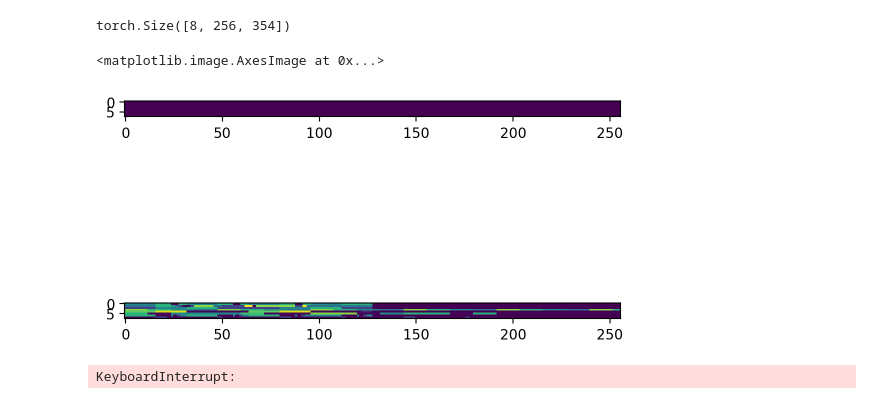
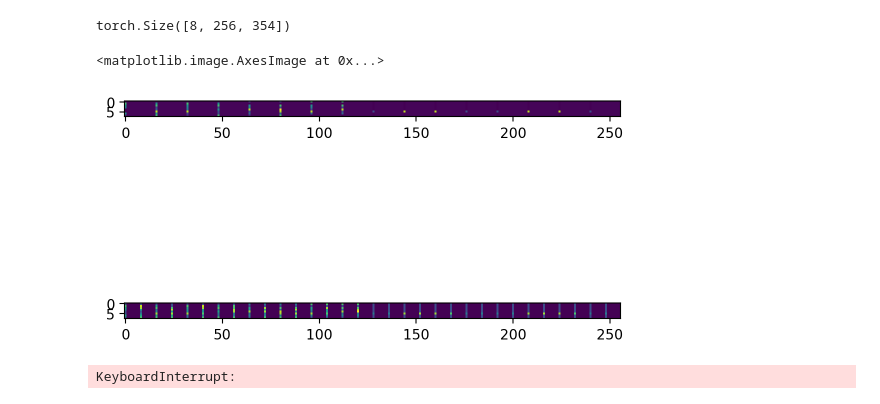
Before and after one commit to maximoskp/MaskedMelHarm, a Jupyter notebook: test_data.ipynb, the cells around one changed output. Cells and saved outputs as stored; diff of their text form; code cells hidden in the pictures.

Commit message:
ts step

```diff
--- a/test_data.ipynb
+++ b/test_data.ipynb
@@ -292,19 +299,24 @@ def train_with_curriculum(
 # %%
 import matplotlib.pyplot as plt
 # %%
-spacing_schedule = [16, 8, 4]
 mask_token_id = tokenizer.mask_token_id  # <mask> token index
-step_idx = 3
+step_idx = 1
 
-masked_harmony, target = apply_structured_masking(batch['input_ids'], mask_token_id, step_idx, spacing_schedule)
+masked_harmony, target = apply_structured_masking(
+    batch['input_ids'],
+    mask_token_id,
+    step_idx,
+    batch['time_signature'],
+    incremental=True
+)
 # print(masked_harmony)
 # print(target)
 plt.subplot(2,1,1)
 plt.imshow(masked_harmony)
 plt.subplot(2,1,2)
 plt.imshow(target)
 # %% [output]
 <matplotlib.image.AxesImage at 0x...>
-[figure, old version]
+[figure, new version]
 # %%
 from torch.optim import AdamW
```
Also changed, not shown: parts of 2 cells of this notebook.
